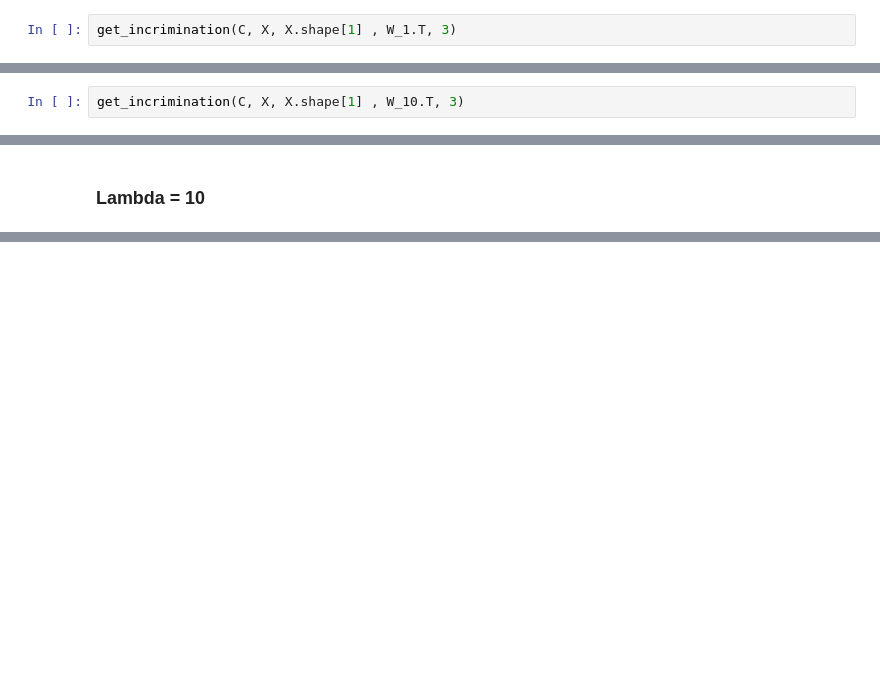
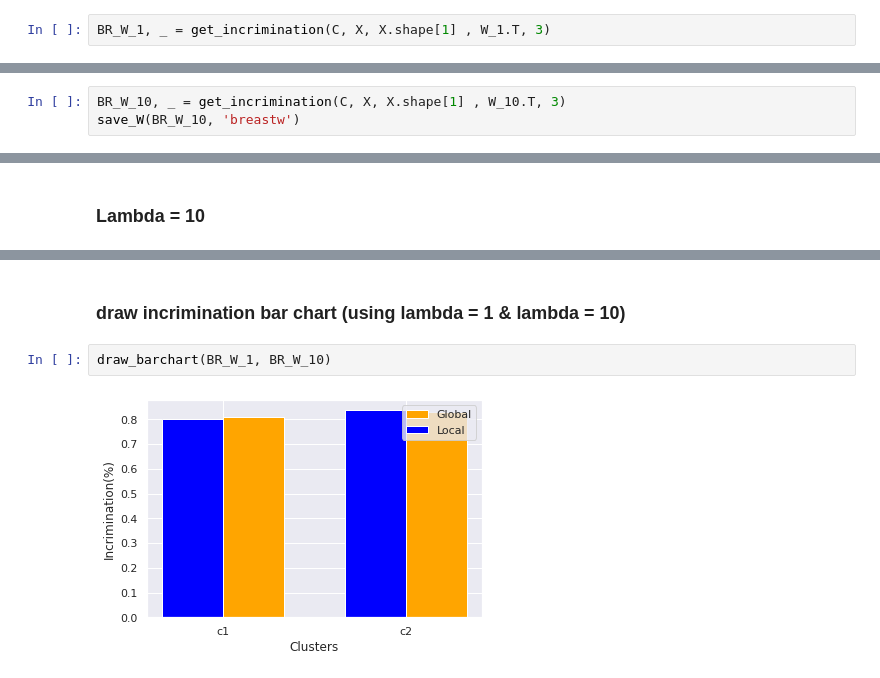
Before and after one commit to Eric07110904/NTUST-Data-Mining-Final, a Jupyter notebook: breastw_demo.ipynb, the cells around one changed output, grey strips where cells are left out. Cells and saved outputs as stored; diff of their text form; blank space fills up the shorter version.

```diff
--- a/breastw_demo.ipynb
+++ b/breastw_demo.ipynb
@@ -61,7 +59,7 @@ df_list = [create_df(data[outliers_index], data[inliers_index], C[i]) for i in r
 # %% [markdown]
 ### Lambda = 1  Incrimination
 # %%
-get_incrimination(C, X, X.shape[1] , W_1.T, 3)
+BR_W_1, _ = get_incrimination(C, X, X.shape[1] , W_1.T, 3)
 # %% [output]
 ------------------
 [0.750166208589943, 0.8090021267022285, 0.8224033922963085]
@@ -72,7 +70,8 @@ get_incrimination(C, X, X.shape[1] , W_1.T, 3)
 # %% [markdown]
 ### Lambda = 10  Incrimination
 # %%
-get_incrimination(C, X, X.shape[1] , W_10.T, 3)
+BR_W_10, _ = get_incrimination(C, X, X.shape[1] , W_10.T, 3)
+save_W(BR_W_10, 'breastw')
 # %% [output]
 ------------------
 [0.7557964320877607, 0.8005521818748657, 0.8627613265170042]
@@ -110,0 +110,6 @@ draw_scatter(df_list, cluster_fp_5)
+# %% [markdown]
+### draw incrimination bar chart (using lambda = 1 & lambda = 10)
+# %%
+draw_barchart(BR_W_1, BR_W_10)
+# %% [output]
+[figure, added]
```
Also changed, not shown: parts of 6 cells of this notebook, 4 other files.
